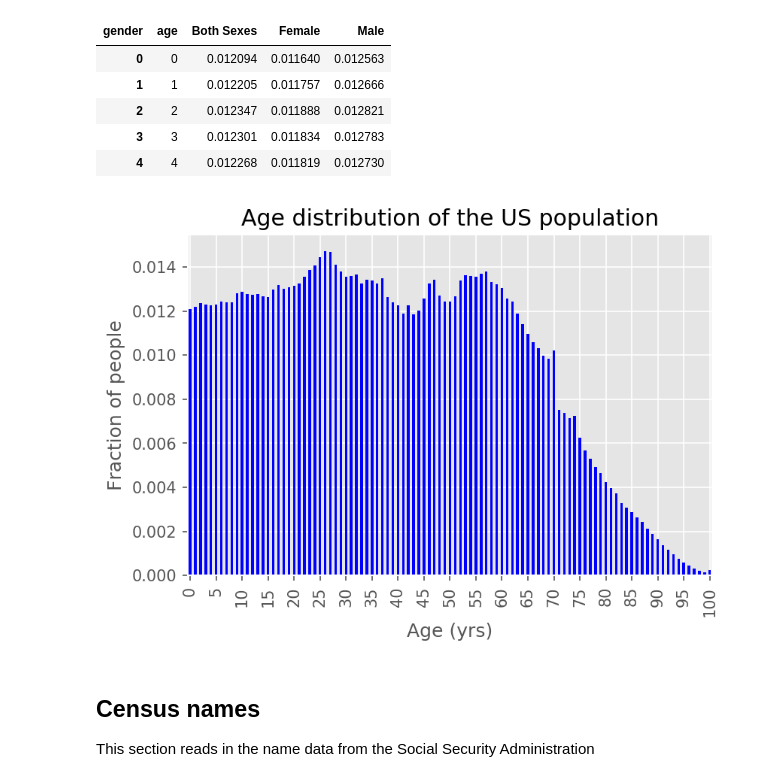
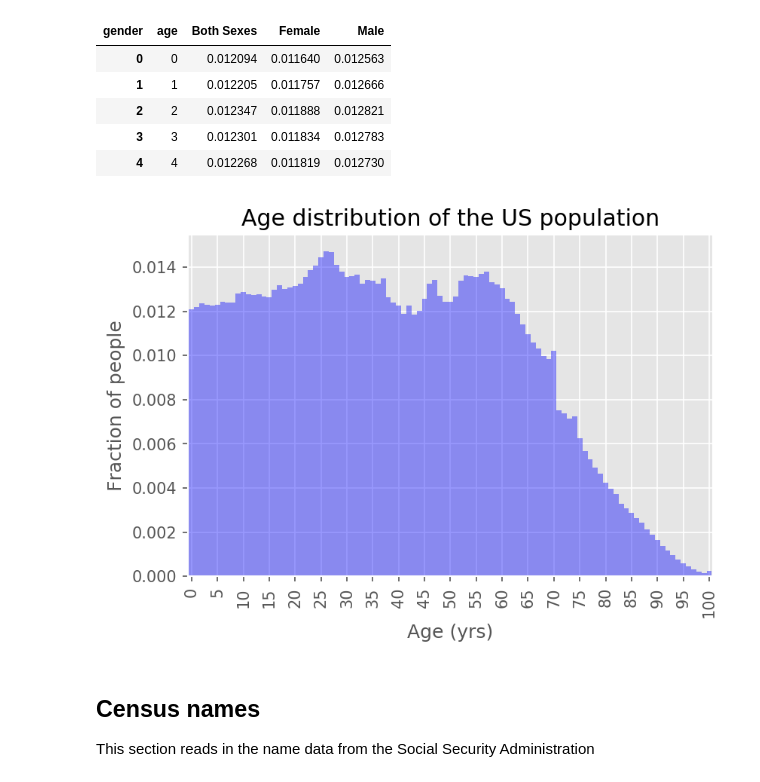
Before and after one commit to kiwidamien/naive_bayes_names, a Jupyter notebook: naive_bayes_names.ipynb, the cells around one changed output. Cells and saved outputs as stored; diff of their text form; code cells hidden in the pictures.

Commit message:
made bar graph look like a histogram

```diff
--- a/naive_bayes_names.ipynb
+++ b/naive_bayes_names.ipynb
@@ -66,13 +66,13 @@ age_dist2017_clean.head()
 # %%
 
 plt.figure(dpi = 150)
-age_dist2017_clean['Both Sexes'].plot.bar(color='blue')
+age_dist2017_clean['Both Sexes'].plot.bar(color='blue', width=1.0, alpha=0.4)
 plt.xlabel('Age (yrs)')
 plt.ylabel('Fraction of people');
 plt.title('Age distribution of the US population')
 plt.xticks(np.arange(0,101,5),np.arange(0,101,5));
 # %% [output]
-[figure, old version]
+[figure, new version]
 # %% [markdown]
 ## Census names
 
```
